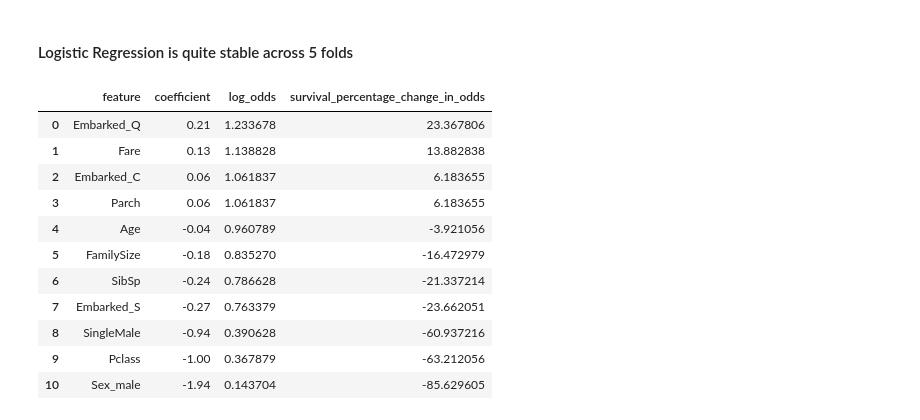
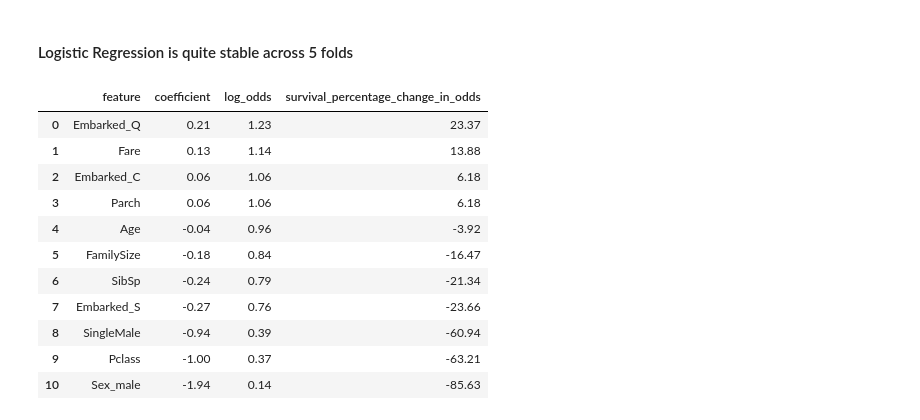
Before and after one commit to MustafaAdam/ml, a Jupyter notebook: datasets/Titanic/notebook.ipynb, the cells around one changed output. Drawn from its saved outputs; the diff is of its cells as text; code cells hidden in the pictures.

```diff
--- a/datasets/Titanic/notebook.ipynb
+++ b/datasets/Titanic/notebook.ipynb
@@ -490,7 +493,7 @@ from sklearn.svm import LinearSVC
 
 pipe_lr = Pipeline([
     ('preprocessor', preprocessor),
-    ('model', LogisticRegression(max_iter=1000, class_weight='balanced'))
+    ('model', LogisticRegression(max_iter=1000, solver='liblinear', class_weight='balanced'))
 ])
 
 pipe_rf = Pipeline([
@@ -638,31 +641,31 @@ figure.tight_layout()
 #### Logistic Regression is quite stable across 5 folds
 # %%
 logistic_regression = pipe_lr['model']
+
 coeffs = logistic_regression.coef_.round(2)
-intercept = logistic_regression.intercept_
 
 feature_names: list[str] = preprocessor.get_feature_names_out()
-
 feature_names = [name.split('__')[1] for name in feature_names]
 
+
 coeffs_df = pd.DataFrame(data={'feature': feature_names, 'coefficient': coeffs[0]})
+
 coeffs_df['log_odds'] = np.exp(coeffs_df['coefficient'])
 coeffs_df['survival_percentage_change_in_odds'] = ( np.exp(coeffs_df.coefficient) - 1 ) * 100
-# coeffs_df['survival_probability'] = (1 / (1 + np.exp(-coeffs_df.coefficient)))
 coeffs_df = coeffs_df.sort_values(by='coefficient', ascending=False)
 coeffs_df.reset_index(drop=True, inplace=True)
 
-coeffs_df
+coeffs_df.round(2)
 # %% [output]
 |  | feature | coefficient | log_odds | survival_percentage_change_in_odds |
-| 0 | Embarked_Q | 0.21 | 1.233678 | 23.367806 |
-| 1 | Fare | 0.13 | 1.138828 | 13.882838 |
-| 2 | Embarked_C | 0.06 | 1.061837 | 6.183655 |
-| 3 | Parch | 0.06 | 1.061837 | 6.183655 |
-| 4 | Age | -0.04 | 0.960789 | -3.921056 |
-| 5 | FamilySize | -0.18 | 0.835270 | -16.472979 |
-| 6 | SibSp | -0.24 | 0.786628 | -21.337214 |
-| 7 | Embarked_S | -0.27 | 0.763379 | -23.662051 |
-| 8 | SingleMale | -0.94 | 0.390628 | -60.937216 |
-| 9 | Pclass | -1.00 | 0.367879 | -63.212056 |
-| 10 | Sex_male | -1.94 | 0.143704 | -85.629605 |
+| 0 | Embarked_Q | 0.21 | 1.23 | 23.37 |
+| 1 | Fare | 0.13 | 1.14 | 13.88 |
+| 2 | Embarked_C | 0.06 | 1.06 | 6.18 |
+| 3 | Parch | 0.06 | 1.06 | 6.18 |
+| 4 | Age | -0.04 | 0.96 | -3.92 |
+| 5 | FamilySize | -0.18 | 0.84 | -16.47 |
+| 6 | SibSp | -0.24 | 0.79 | -21.34 |
+| 7 | Embarked_S | -0.27 | 0.76 | -23.66 |
+| 8 | SingleMale | -0.94 | 0.39 | -60.94 |
+| 9 | Pclass | -1.00 | 0.37 | -63.21 |
+| 10 | Sex_male | -1.94 | 0.14 | -85.63 |
```
Also changed, not shown: parts of 5 cells of this notebook.
